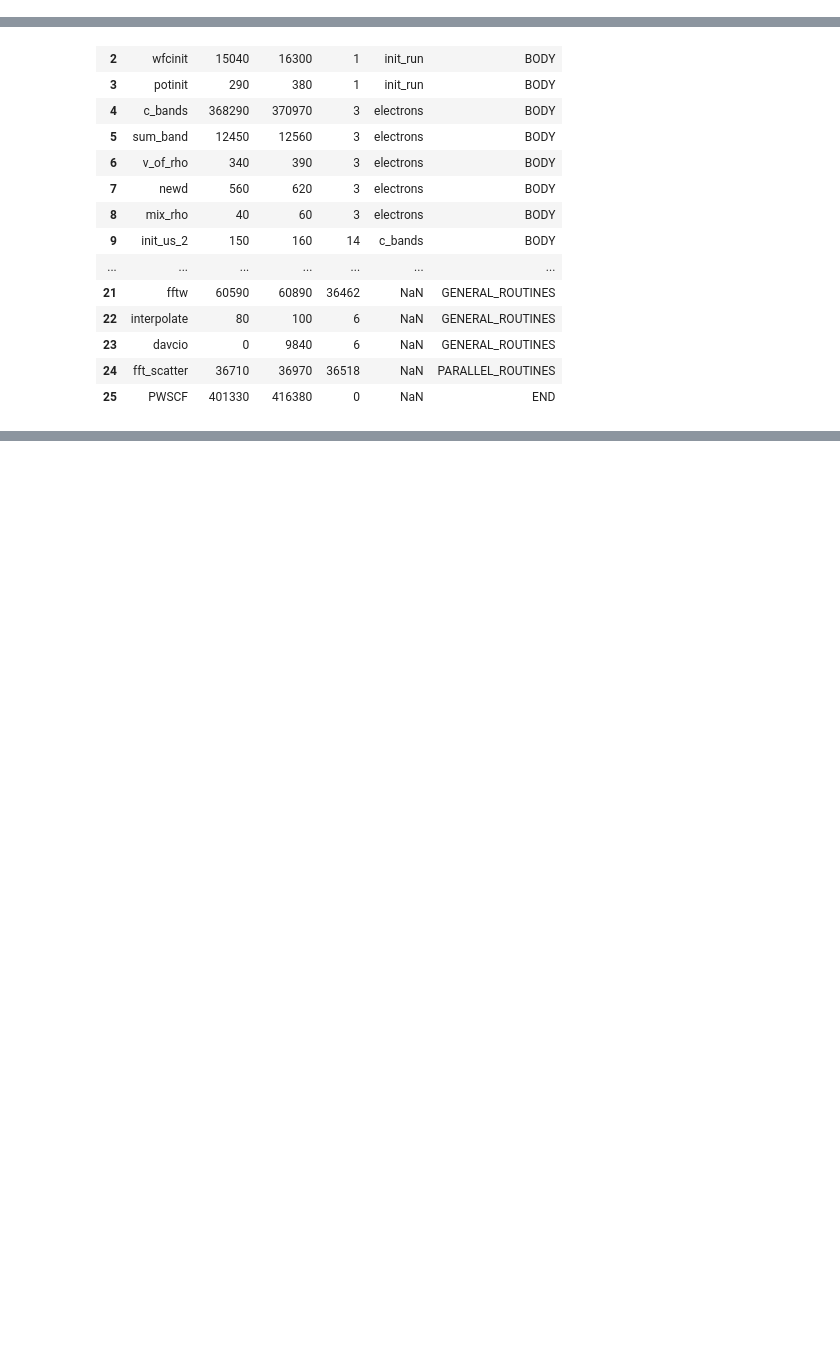
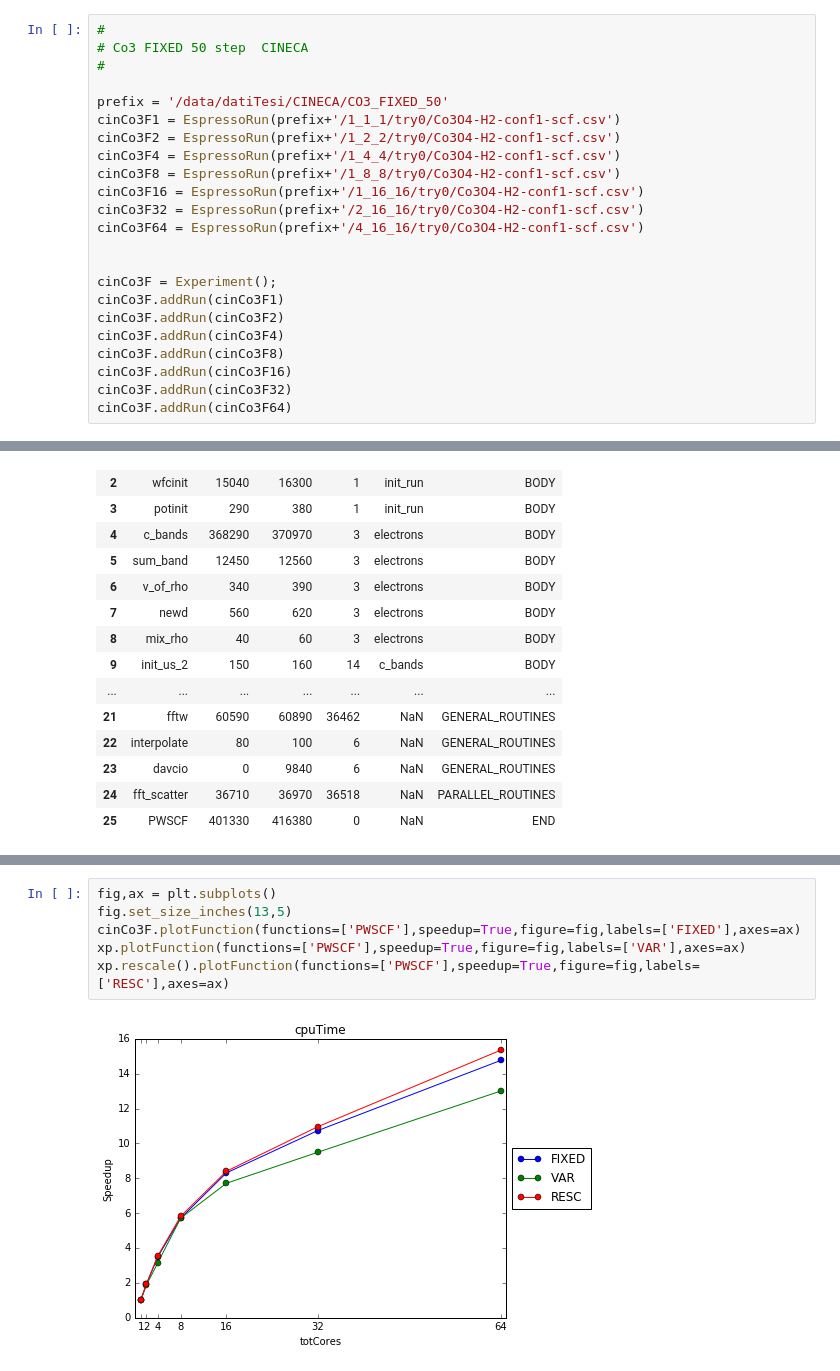
Before and after one commit to gioruffa/qetools, a Jupyter notebook: plotter.ipynb, the cells around one changed output, grey strips where cells are left out. Saved outputs shown, nothing was run; the diff lists cells and outputs as text; blank space fills up the shorter version.

```diff
--- a/plotter.ipynb
+++ b/plotter.ipynb
@@ -312,3 +286,26 @@ tio_MP_GoodRun.addRun(tio16_8_MP)
 #BELLA STORIA EH
 tio_MP_GoodRun.addRun(tio32)
 tio_MP_GoodRun.addRun(tio64_2_MP)
+# %%
+#
+# Co3 FIXED 50 step  CINECA
+#
+
+prefix = '/data/datiTesi/CINECA/CO3_FIXED_50'
+cinCo3F1 = EspressoRun(prefix+'/1_1_1/try0/Co3O4-H2-conf1-scf.csv')
+cinCo3F2 = EspressoRun(prefix+'/1_2_2/try0/Co3O4-H2-conf1-scf.csv')
+cinCo3F4 = EspressoRun(prefix+'/1_4_4/try0/Co3O4-H2-conf1-scf.csv')
+cinCo3F8 = EspressoRun(prefix+'/1_8_8/try0/Co3O4-H2-conf1-scf.csv')
+cinCo3F16 = EspressoRun(prefix+'/1_16_16/try0/Co3O4-H2-conf1-scf.csv')
+cinCo3F32 = EspressoRun(prefix+'/2_16_16/try0/Co3O4-H2-conf1-scf.csv')
+cinCo3F64 = EspressoRun(prefix+'/4_16_16/try0/Co3O4-H2-conf1-scf.csv')
+
+
+cinCo3F = Experiment();
+cinCo3F.addRun(cinCo3F1)
+cinCo3F.addRun(cinCo3F2)
+cinCo3F.addRun(cinCo3F4)
+cinCo3F.addRun(cinCo3F8)
+cinCo3F.addRun(cinCo3F16)
+cinCo3F.addRun(cinCo3F32)
+cinCo3F.addRun(cinCo3F64)
@@ -859,0 +930,8 @@ ausurfCineca64.df
+# %%
+fig,ax = plt.subplots()
+fig.set_size_inches(13,5)
+cinCo3F.plotFunction(functions=['PWSCF'],speedup=True,figure=fig,labels=['FIXED'],axes=ax)
+xp.plotFunction(functions=['PWSCF'],speedup=True,figure=fig,labels=['VAR'],axes=ax)
+xp.rescale().plotFunction(functions=['PWSCF'],speedup=True,figure=fig,labels=['RESC'],axes=ax)
+# %% [output]
+[figure, added]
```
Also changed, not shown: parts of 12 cells of this notebook, 1 other file.
